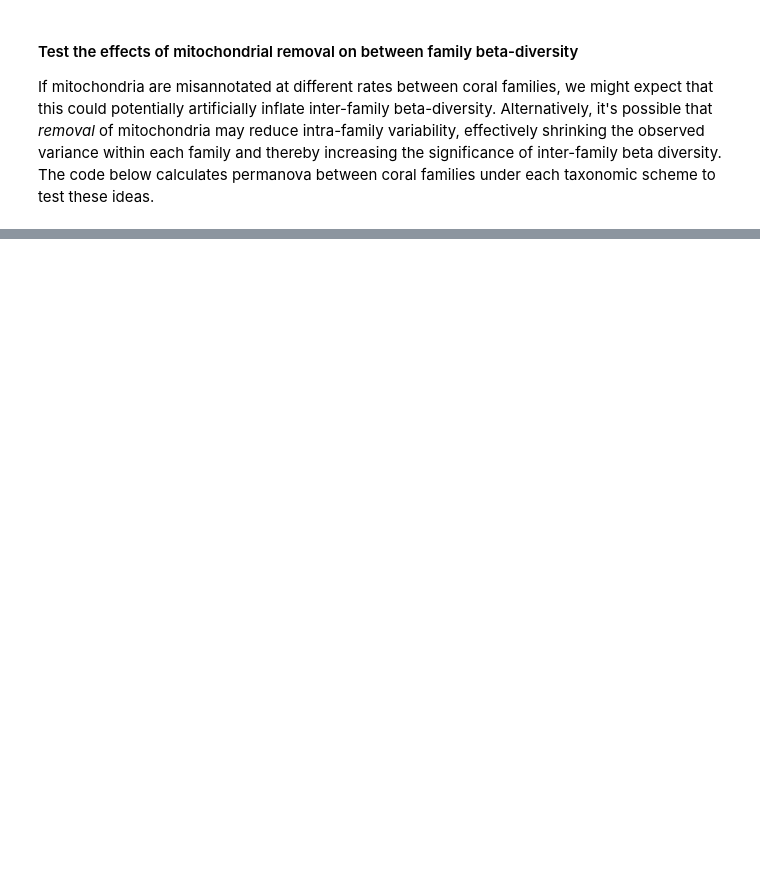
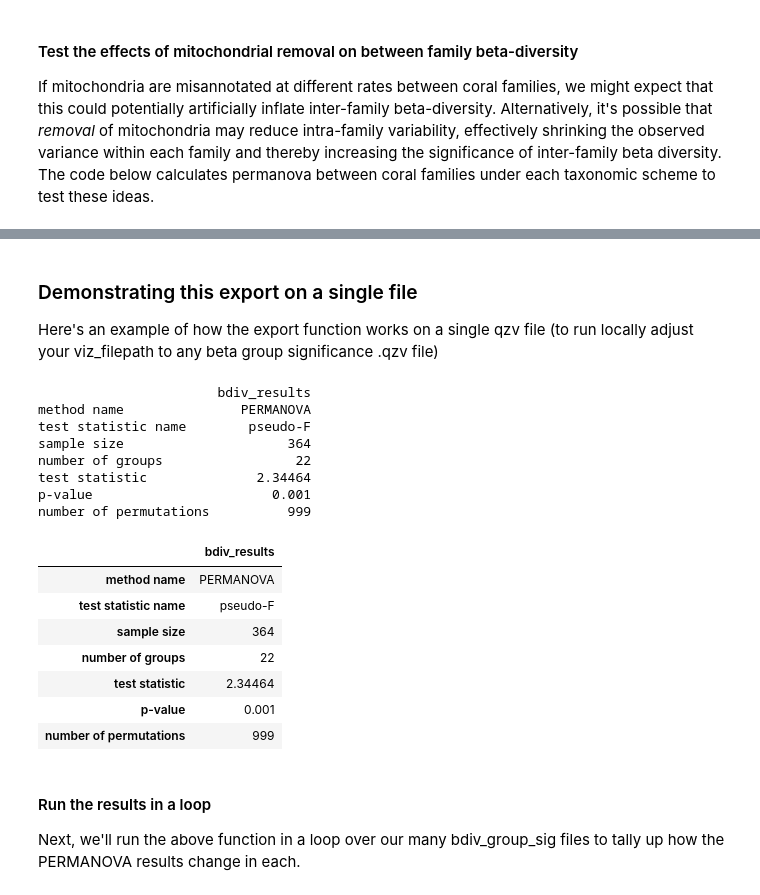
Before and after one commit to zaneveld/GCMP_Global_Disease, a Jupyter notebook: analysis/organelle_removal/procedure/effects_of_rarefaction.ipynb, the cells around one changed output, grey strips where cells are left out. Drawn from its saved outputs; the diff is of its cells as text; code cells hidden in the pictures; blank space fills up the shorter version.

```diff
--- a/analysis/organelle_removal/procedure/effects_of_rarefaction.ipynb
+++ b/analysis/organelle_removal/procedure/effects_of_rarefaction.ipynb
@@ -435,0 +551,32 @@ Saving significance results to:/Users/jzaneveld/Dropbox/Zaneveld_Lab_Organizatio
+# %% [markdown]
+### Demonstrating this export on a single file
+
+Here's an example of how the export function works on a single qzv file (to run locally
+adjust your viz_filepath to any beta group significance .qzv file)
+# %%
+tmp_dir = join(output_dir,"tmp_qzv_exports/")
+viz_filepath = "/Users/jzaneveld/Dropbox/Zaneveld_Lab_Organization/Projects/GCMP_Global_Disease/gcmp_global_disease/analysis/organelle_removal/output/effects_of_rarefaction_analysis/bdiv_greengenes_metaxa2_skeleton_braycurtis_1000_permanova_group_sig.qzv"
+bdiv_results_df = bdiv_group_sig_qzv_to_dataframe(viz_filepath,tmp_dir= tmp_dir,add_to_df=None,delete_tmp_dir = True)
+from IPython.display import HTML
+print(bdiv_results_df)
+HTML(bdiv_results_df.to_html())
+# %% [output]
+                       bdiv_results
+method name               PERMANOVA
+test statistic name        pseudo-F
+sample size                     364
+number of groups                 22
+test statistic              2.34464
+p-value                       0.001
+number of permutations          999
+|  | bdiv_results |
+| method name | PERMANOVA |
+| test statistic name | pseudo-F |
+| sample size | 364 |
+| number of groups | 22 |
+| test statistic | 2.34464 |
+| p-value | 0.001 |
+| number of permutations | 999 |
+# %% [markdown]
+#### Run the results in a loop
+Next, we'll run the above function in a loop over our many bdiv_group_sig files to tally up how the PERMANOVA results change in each.
```
Also changed, not shown: parts of 10 cells of this notebook.
